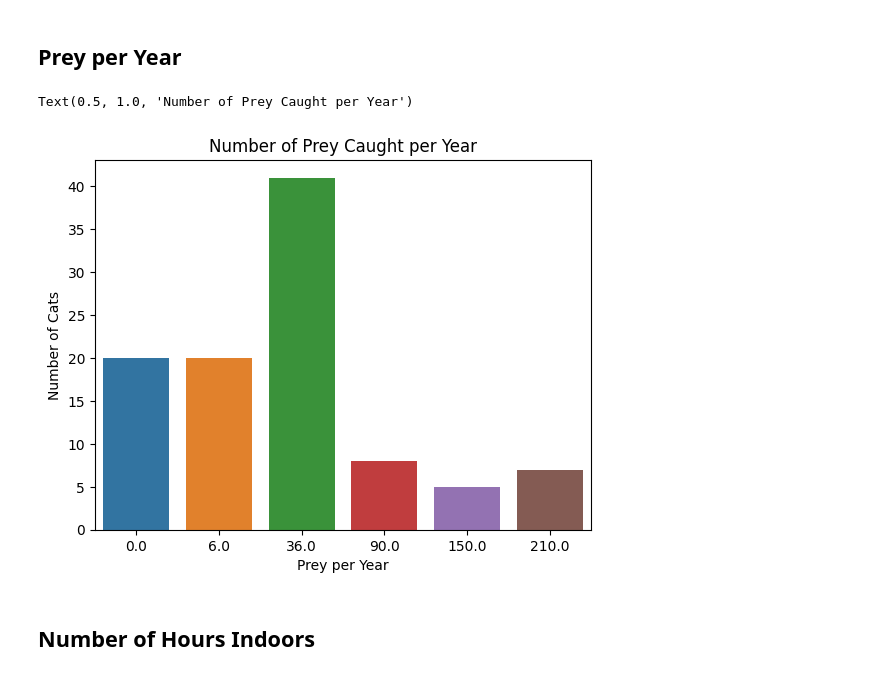
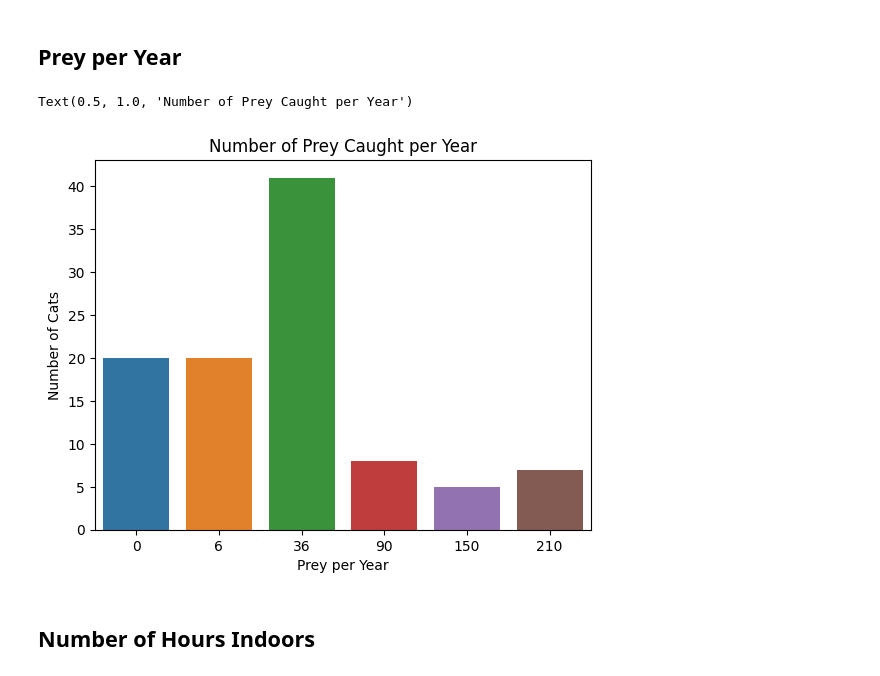
Before and after one commit to MattHondrakis/Python-Data-Science, a Jupyter notebook: Cats UK.ipynb, the cells around one changed output. Saved outputs shown, nothing was run; the diff lists cells and outputs as text; code cells hidden in the pictures.

```diff
--- a/Cats UK.ipynb
+++ b/Cats UK.ipynb
@@ -24,14 +24,14 @@ Text(0, 0.5, 'Number of Households')
 ## Prey per Year
 # %%
 prey_per_year = cats.value_counts("prey_p_month").reset_index(name = "count")
-prey_per_year["prey_p_month"] = prey_per_year["prey_p_month"]*12
+prey_per_year["prey_p_month"] = (prey_per_year["prey_p_month"]*12).astype(int)
 sns.barplot(prey_per_year, x = "prey_p_month", y = "count")
 plt.xlabel("Prey per Year")
 plt.ylabel("Number of Cats")
 plt.title("Number of Prey Caught per Year")
 # %% [output]
 Text(0.5, 1.0, 'Number of Prey Caught per Year')
-[figure, old version]
+[figure, new version]
 # %% [markdown]
 ## Number of Hours Indoors
 # %%
```
Also changed, not shown: parts of 1 cell of this notebook.
